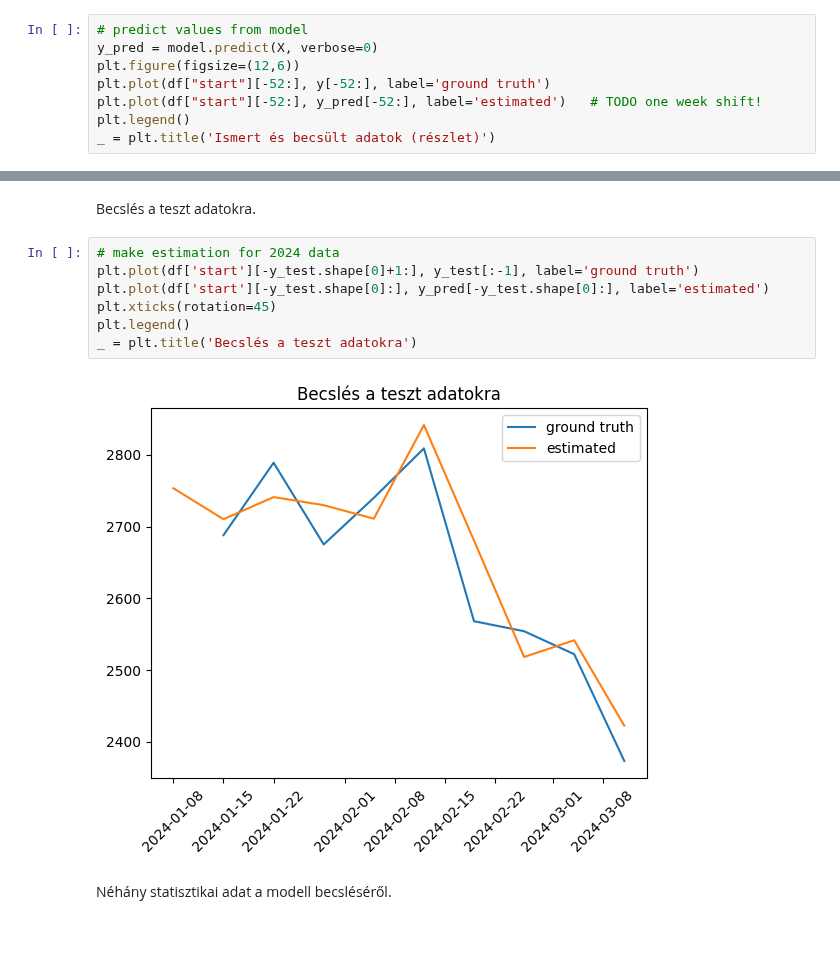
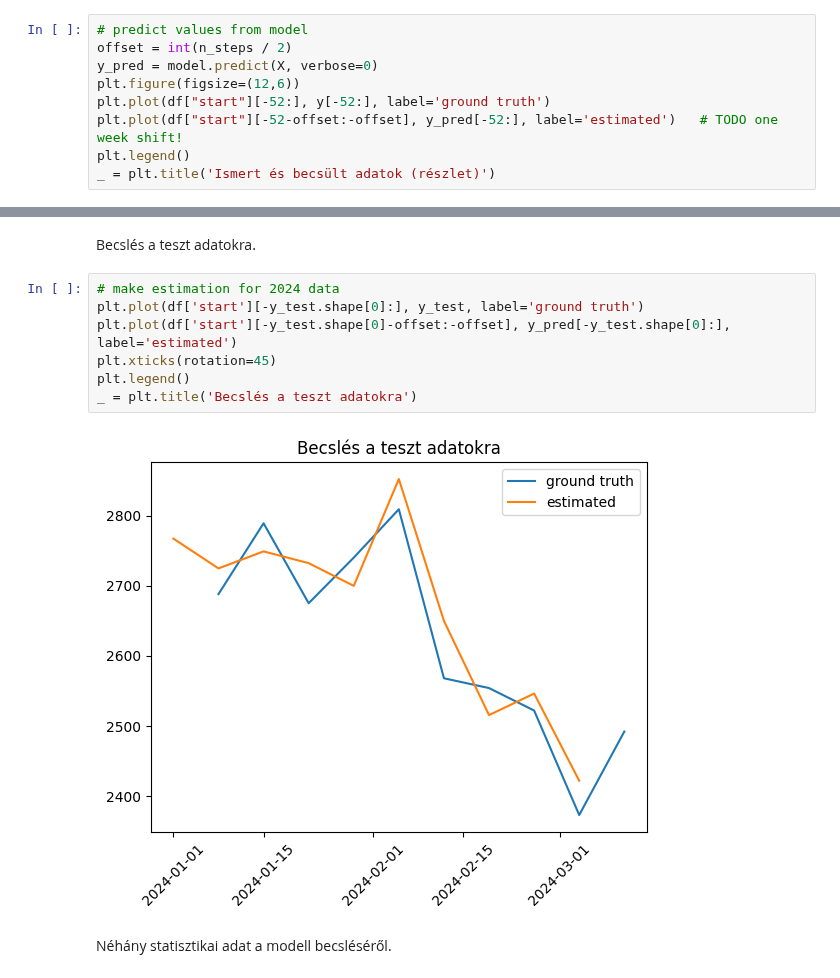
Before and after one commit to OSGeoLabBp/tutorials, a Jupyter notebook: hungarian/machine_learning/lessons/time_series.ipynb, the cells around one changed output, grey strips where cells are left out. Drawn from its saved outputs; the diff is of its cells as text; blank space fills up the shorter version.

```diff
--- a/hungarian/machine_learning/lessons/time_series.ipynb
+++ b/hungarian/machine_learning/lessons/time_series.ipynb
@@ -110,10 +110,11 @@ None
 Hasonlítsuk össze az ismert értékeket a modellből becsült adatokkal.
 # %%
 # predict values from model
+offset = int(n_steps / 2)
 y_pred = model.predict(X, verbose=0)
 plt.figure(figsize=(12,6))
 plt.plot(df["start"][-52:], y[-52:], label='ground truth')
-plt.plot(df["start"][-52:], y_pred[-52:], label='estimated')   # TODO one week shift!
+plt.plot(df["start"][-52-offset:-offset], y_pred[-52:], label='estimated')   # TODO one week shift!
 plt.legend()
 _ = plt.title('Ismert és becsült adatok (részlet)')
 # %% [output]
@@ -122,13 +123,13 @@ _ = plt.title('Ismert és becsült adatok (részlet)')
 Becslés a teszt adatokra.
 # %%
 # make estimation for 2024 data
-plt.plot(df['start'][-y_test.shape[0]+1:], y_test[:-1], label='ground truth')
-plt.plot(df['start'][-y_test.shape[0]:], y_pred[-y_test.shape[0]:], label='estimated')
+plt.plot(df['start'][-y_test.shape[0]:], y_test, label='ground truth')
+plt.plot(df['start'][-y_test.shape[0]-offset:-offset], y_pred[-y_test.shape[0]:], label='estimated')
 plt.xticks(rotation=45)
 plt.legend()
 _ = plt.title('Becslés a teszt adatokra')
 # %% [output]
-[figure, old version]
+[figure, new version]
 # %% [markdown]
 Néhány statisztikai adat a modell becsléséről.
 # %%
```
Also changed, not shown: parts of 9 cells of this notebook.
